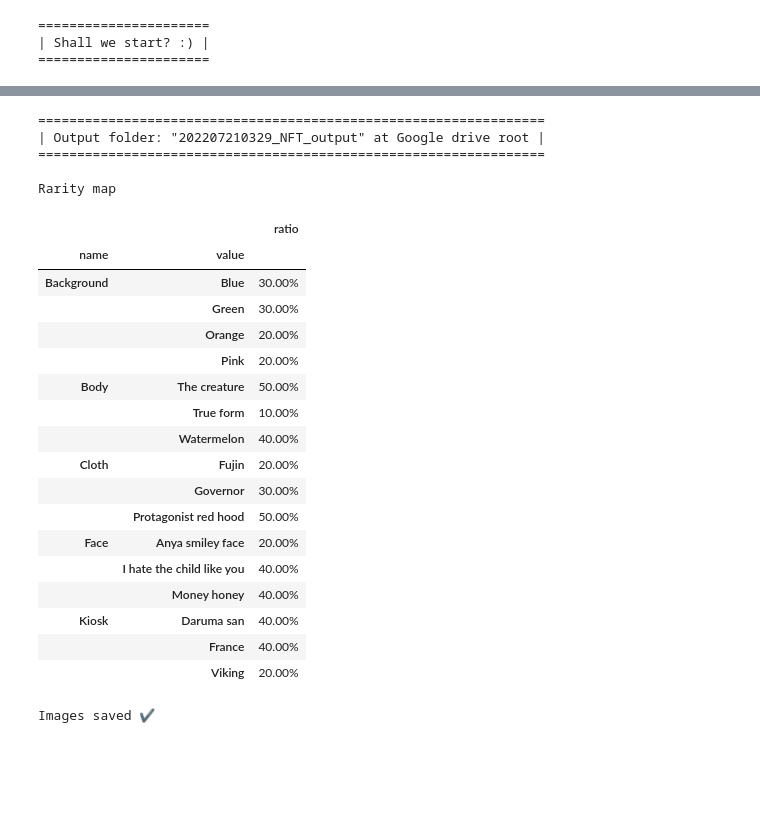
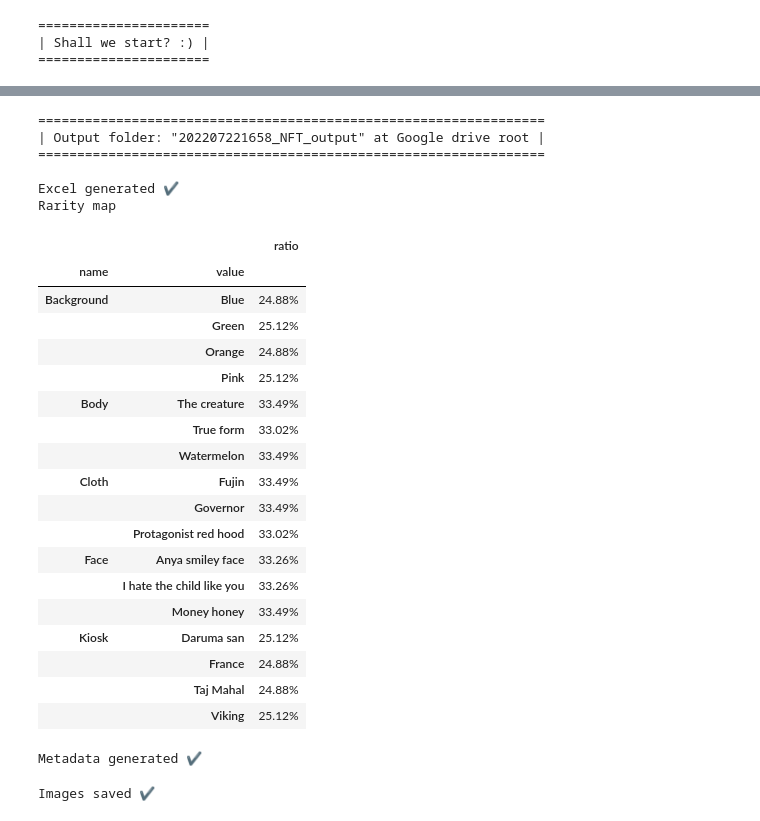
Before and after one commit to benzerer/google-drive-NFT-generator, a Jupyter notebook: generator.ipynb, the cells around one changed output, grey strips where cells are left out. Saved outputs shown, nothing was run; the diff lists cells and outputs as text; code cells hidden in the pictures; blank space fills up the shorter version.

````diff
--- a/generator.ipynb
+++ b/generator.ipynb
@@ -211,10 +211,10 @@ Sample: Check the completeness of images before continue.
 #@title **Let's go!** {"display-mode":"form"}
 
 #@markdown How many NFT do you want to generate? (minimum = 5, maximum = 2,000)
-total = 10 #@param {type:"slider", min:5, max:2000, step:1}
+total = 430 #@param {type:"slider", min:5, max:2000, step:1}
 
 #@markdown Do you want to generate excel?
-excel = False #@param {type:"boolean"}
+excel = True #@param {type:"boolean"}
 
 #@markdown Do you want to randomly halve the amount of generated NFTs?
 thanos = False #@param {type:"boolean"}
@@ -222,7 +222,7 @@ thanos = False #@param {type:"boolean"}
 #@markdown Do you want to generate minimal metadata?
 
 #@markdown ```{"attributes":[{"trait_type":"xxx","value":"yyy"}]}```
-metadata = False #@param {type:"boolean"}
+metadata = True #@param {type:"boolean"}
 
 #@markdown Don't forget to run the cell `▶`
 
@@ -277,57 +277,59 @@ if executable:
         ensure_ascii=False,
         indent=2
         )
       )
 
   if metadata:
     metadata_path = f"{output_path}/metadata"
     if not os.path.isdir(metadata_path):
       os.mkdir(metadata_path)
 
-    ms1 = tqdm(map(parse_attributes, NFTs_dct), "Parsing metadata")
-    ms2 = tqdm(enumerate(ms1), "Writing metadata")
+    for metadata_id, dct in tqdm(enumerate(NFTs_dct), "Generating metadata"):
+      metadata_content = parse_attributes(dct)
+      with open(f"{metadata_path}/{metadata_id}.txt", "w") as f:
+        f.write(metadata_content)
 
-    for mid, mctn in ms2:
-      with open(f"{metadata_path}/{mid}.txt", "w") as f:
-        f.write(mctn)
     print('Metadata generated ✔')
 
   image_path = f"{output_path}/image"
+
   if not os.path.isdir(image_path):
     os.mkdir(image_path)
 
-  is1 = tqdm(map(gen_from_precursor,NFTs_dct), "Generate images")
-  is2 = tqdm(enumerate(is1), "Save images")
+  for image_id, dct in tqdm(enumerate(NFTs_dct), "Generate and save images"):
+    layered_image = gen_from_precursor(dct)
+    layered_image.save(f'{image_path}/{image_id}.png', format='png')
 
-  for iid, ictn in is2:
-    ictn.save(f'{image_path}/{iid}.png', format="png")
   print('Images saved ✔')
 
 else:
 
   output("Setting step was not done properly")
 # %% [output]
 =================================================================
-| Output folder: "202207210329_NFT_output" at Google drive root |
+| Output folder: "202207221658_NFT_output" at Google drive root |
 =================================================================
 
+Excel generated ✔
 Rarity map
 |  |  | ratio |
 | name | value |  |
-| Background | Blue | 30.00% |
-|  | Green | 30.00% |
-|  | Orange | 20.00% |
-|  | Pink | 20.00% |
-| Body | The creature | 50.00% |
-|  | True form | 10.00% |
-|  | Watermelon | 40.00% |
-| Cloth | Fujin | 20.00% |
-|  | Governor | 30.00% |
-|  | Protagonist red hood | 50.00% |
-| Face | Anya smiley face | 20.00% |
-|  | I hate the child like you | 40.00% |
-|  | Money honey | 40.00% |
-| Kiosk | Daruma san | 40.00% |
-|  | France | 40.00% |
-|  | Viking | 20.00% |
+| Background | Blue | 24.88% |
+|  | Green | 25.12% |
+|  | Orange | 24.88% |
+|  | Pink | 25.12% |
+| Body | The creature | 33.49% |
+|  | True form | 33.02% |
+|  | Watermelon | 33.49% |
+| Cloth | Fujin | 33.49% |
+|  | Governor | 33.49% |
+|  | Protagonist red hood | 33.02% |
+| Face | Anya smiley face | 33.26% |
+|  | I hate the child like you | 33.26% |
+|  | Money honey | 33.49% |
+| Kiosk | Daruma san | 25.12% |
+|  | France | 24.88% |
+|  | Taj Mahal | 24.88% |
+|  | Viking | 25.12% |
-Images saved ✔
+Metadata generated ✔
+Images saved ✔
````
Also changed, not shown: parts of 2 cells of this notebook.
